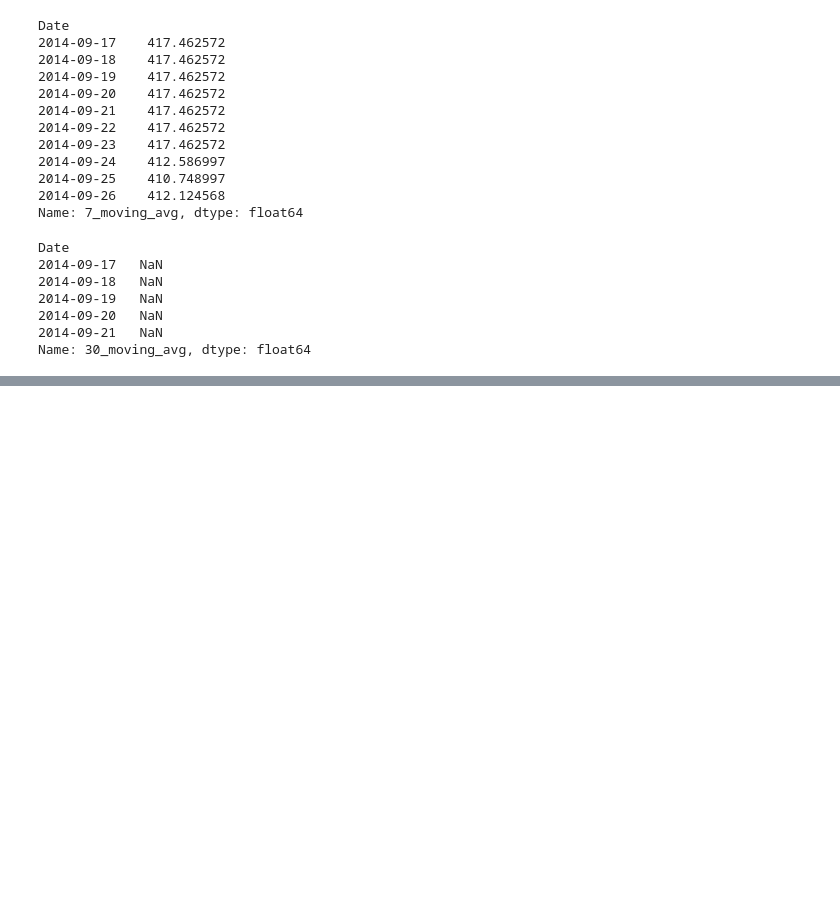
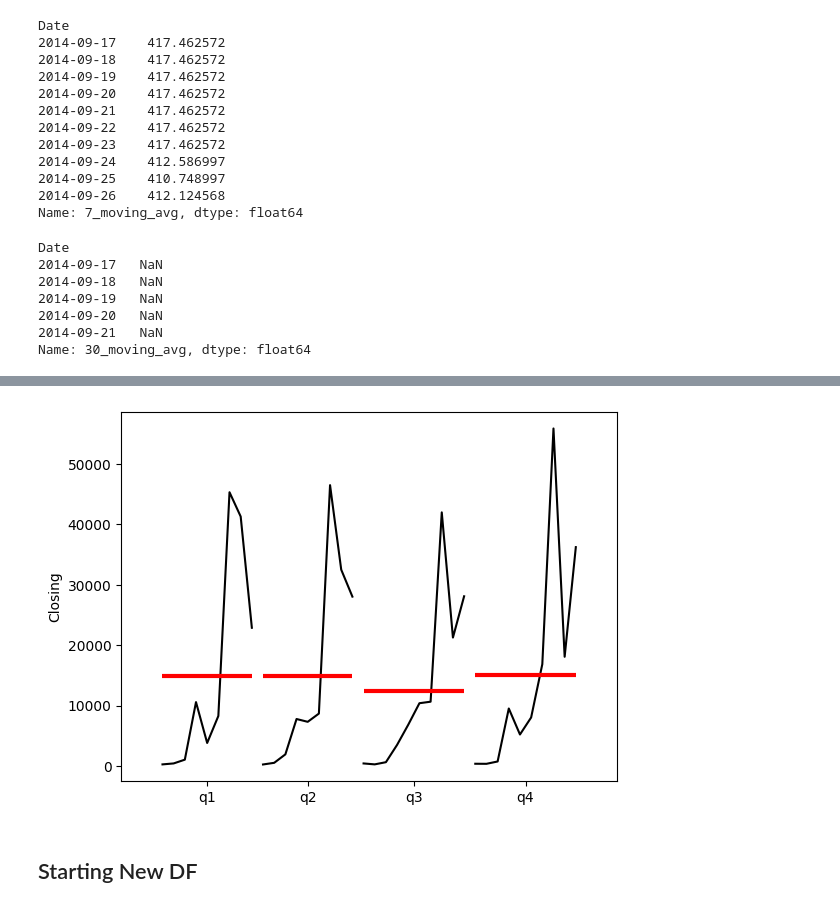
Before and after one commit to Vinni-Anddrade/time_series_course, a Jupyter notebook: 2_introduction_to_time_series_analysis/introduction_to_ts_analysis.ipynb, the cells around one changed output, grey strips where cells are left out. Saved outputs shown, nothing was run; the diff lists cells and outputs as text; code cells hidden in the pictures; blank space fills up the shorter version.

```diff
--- a/2_introduction_to_time_series_analysis/introduction_to_ts_analysis.ipynb
+++ b/2_introduction_to_time_series_analysis/introduction_to_ts_analysis.ipynb
@@ -272,0 +337,11 @@ Name: 30_moving_avg, dtype: float64
+# %%
+# Quarter Seasonality
+
+quarter_plot(
+    x=df["Close"].resample(rule="QE").mean(),
+    ylabel="Closing"
+    );
+# %% [output]
+[figure, added]
+# %% [markdown]
+## Starting New DF
```
Also changed, not shown: parts of 20 cells of this notebook, 2 other files.
